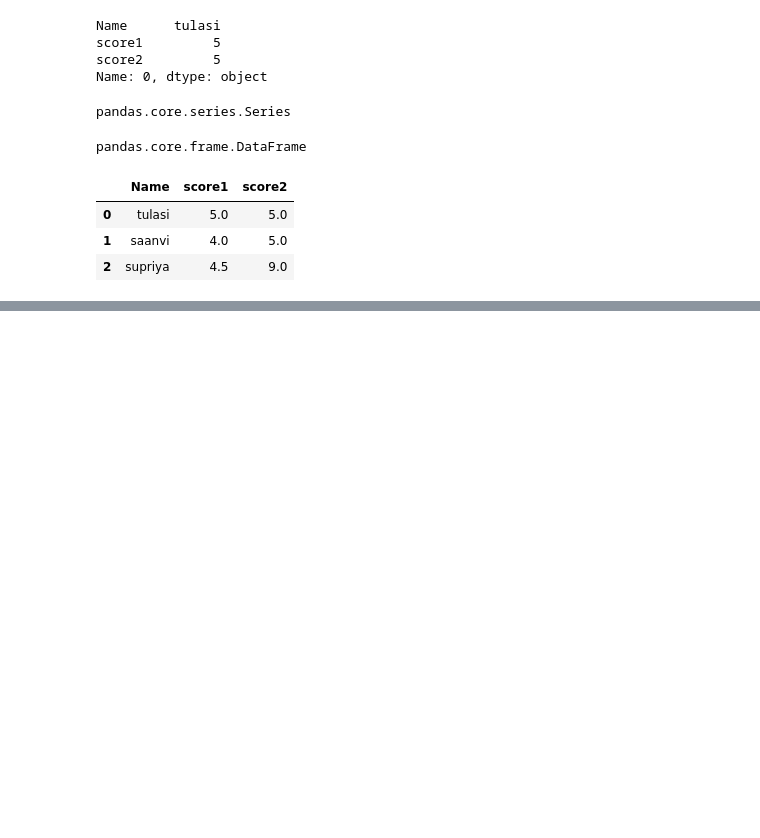
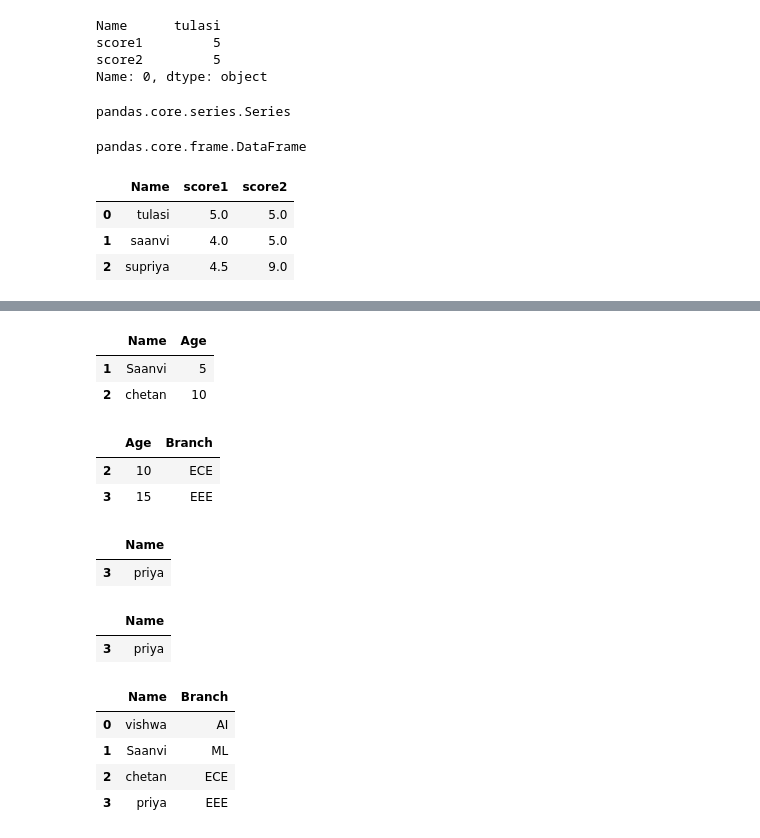
Before and after one commit to Sri-Tulasi/VIT_Morning_Slot, a Jupyter notebook: Python for Datascience-Pandas.ipynb, the cells around one changed output, grey strips where cells are left out. Saved outputs shown, nothing was run; the diff lists cells and outputs as text; code cells hidden in the pictures; blank space fills up the shorter version.

```diff
--- a/Python for Datascience-Pandas.ipynb
+++ b/Python for Datascience-Pandas.ipynb
@@ -529,0 +559,2 @@ df1.loc[0:2]
+# %%
+df=pd.DataFrame({"Name":["vishwa","Saanvi","chetan","priya"],"Age":[2,5,10,15],"Branch":["AI","ML","ECE","EEE"]})
@@ -529,0 +569,30 @@ df1.loc[0:2]
+# %%
+df.iloc[1:3,0:2]
+# %% [output]
+|  | Name | Age |
+| 1 | Saanvi | 5 |
+| 2 | chetan | 10 |
+# %%
+df.iloc[2:,1:3]
+# %% [output]
+|  | Age | Branch |
+| 2 | 10 | ECE |
+| 3 | 15 | EEE |
+# %%
+df.iloc[3:,0:1]
+# %% [output]
+|  | Name |
+| 3 | priya |
+# %%
+df.iloc[3:,:1]
+# %% [output]
+|  | Name |
+| 3 | priya |
+# %%
+df.loc[:,["Name","Branch"]]
+# %% [output]
+|  | Name | Branch |
+| 0 | vishwa | AI |
+| 1 | Saanvi | ML |
+| 2 | chetan | ECE |
+| 3 | priya | EEE |
```
Also changed, not shown: parts of 8 cells of this notebook, 1 other file.
